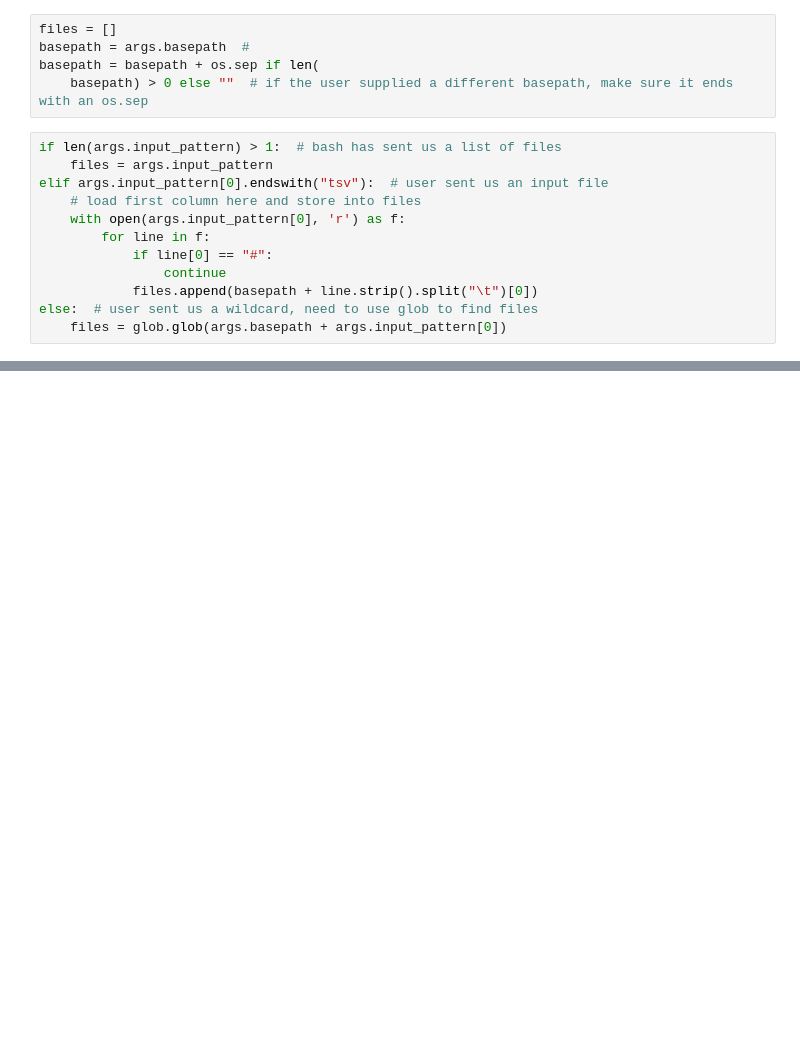
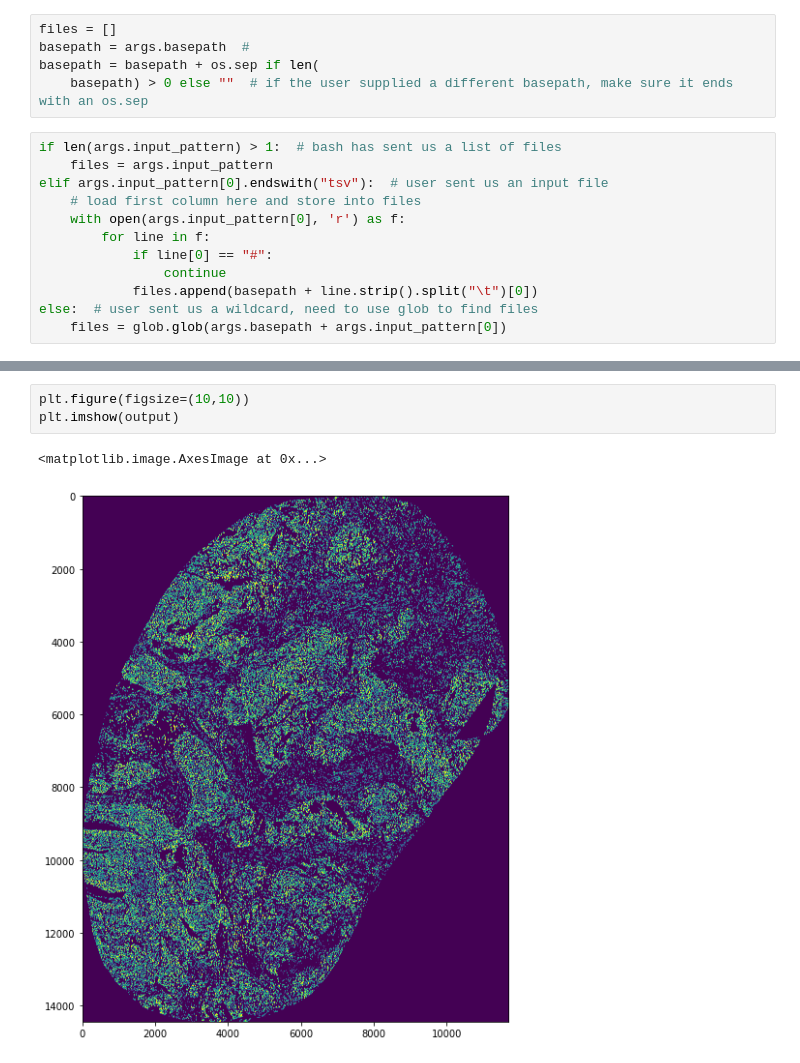
Before and after one commit to Hxitech/PytorchDigitalPathology, a Jupyter notebook: segmentation_epistroma_unet/make_output_unet_cmd_wsi.ipynb, the cells around one changed output, grey strips where cells are left out. Drawn from its saved outputs; the diff is of its cells as text; blank space fills up the shorter version.

```diff
--- a/segmentation_epistroma_unet/make_output_unet_cmd_wsi.ipynb
+++ b/segmentation_epistroma_unet/make_output_unet_cmd_wsi.ipynb
@@ -112,0 +241,6 @@ else:  # user sent us a wildcard, need to use glob to find files
+# %%
+plt.figure(figsize=(10,10))
+plt.imshow(output)
+# %% [output]
+<matplotlib.image.AxesImage at 0x...>
+[figure, added]
```
Also changed, not shown: parts of 32 cells of this notebook.
